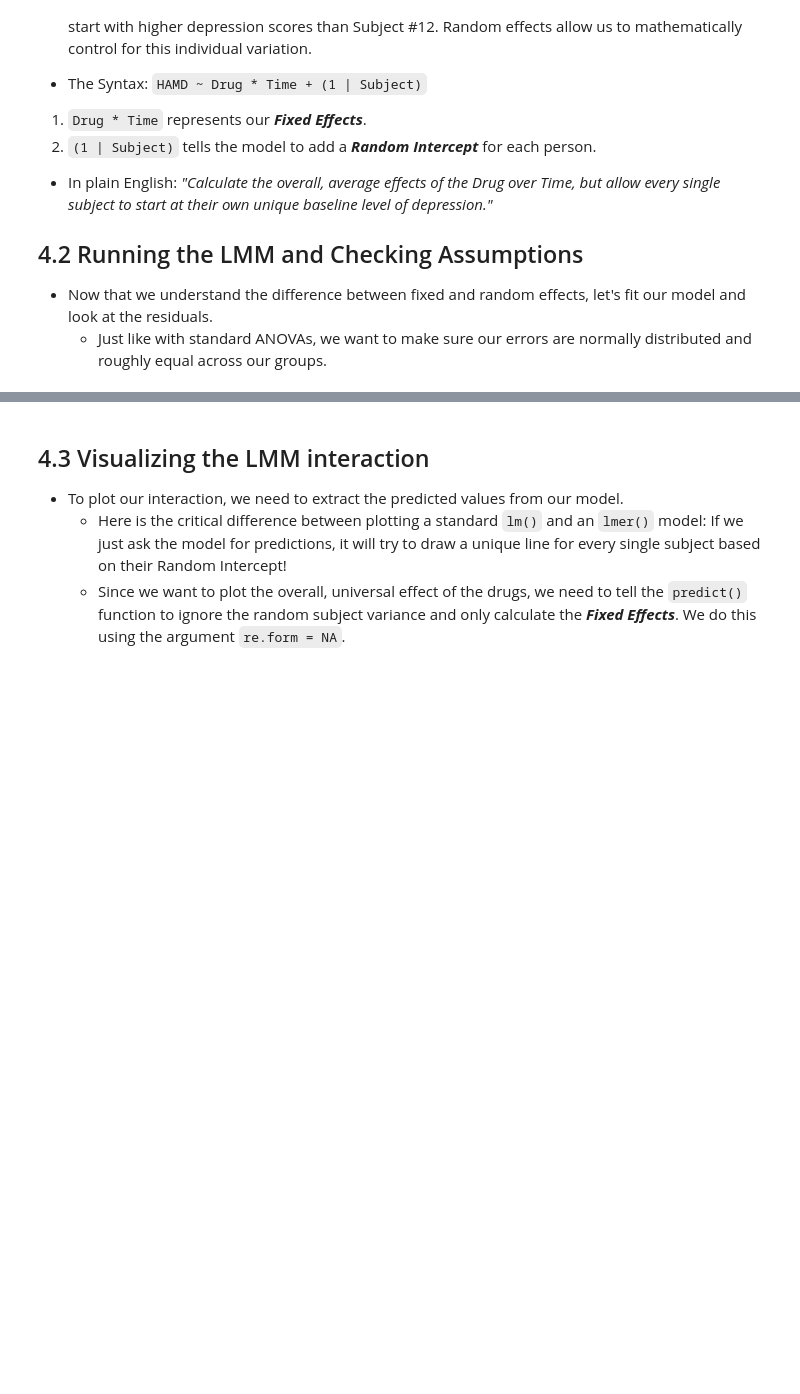
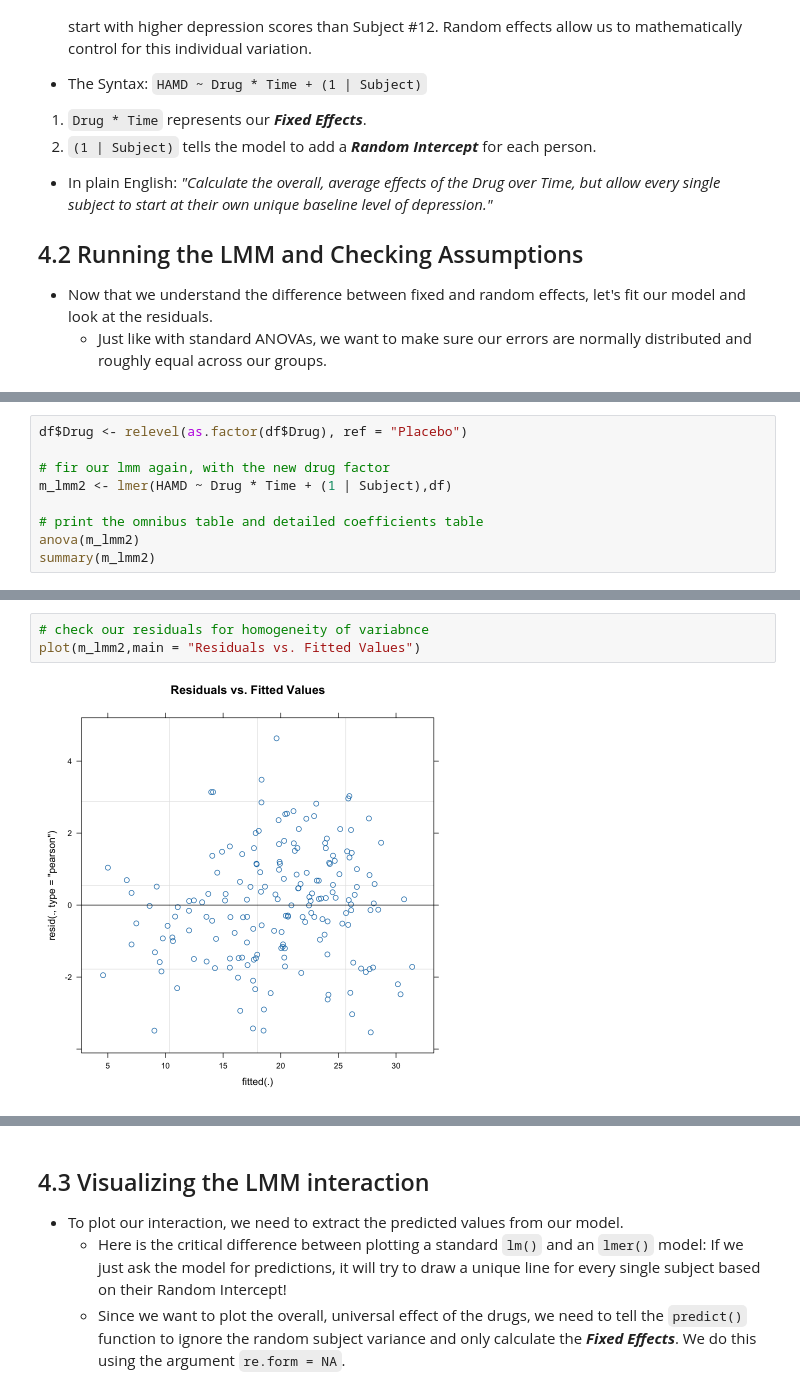
Before and after one commit to JeremyHogeveen/dspn_spring2026_github, a Jupyter notebook: code/dspn_spring2026_week11_03312026.ipynb, the cells around one changed output, grey strips where cells are left out. Cells and saved outputs as stored; diff of their text form; blank space fills up the shorter version.

```diff
--- a/code/dspn_spring2026_week11_03312026.ipynb
+++ b/code/dspn_spring2026_week11_03312026.ipynb
@@ -138,0 +399,9 @@ A tibble: 6 × 5
+# %%
+df$Drug <- relevel(as.factor(df$Drug), ref = "Placebo")
+
+# fir our lmm again, with the new drug factor
+m_lmm2 <- lmer(HAMD ~ Drug * Time + (1 | Subject),df)
+
+# print the omnibus table and detailed coefficients table
+anova(m_lmm2)
+summary(m_lmm2)
@@ -138,0 +432,5 @@ A tibble: 6 × 5
+# %%
+# check our residuals for homogeneity of variabnce
+plot(m_lmm2,main = "Residuals vs. Fitted Values")
+# %% [output]
+[figure, added]
```
Also changed, not shown: parts of 8 cells of this notebook.
